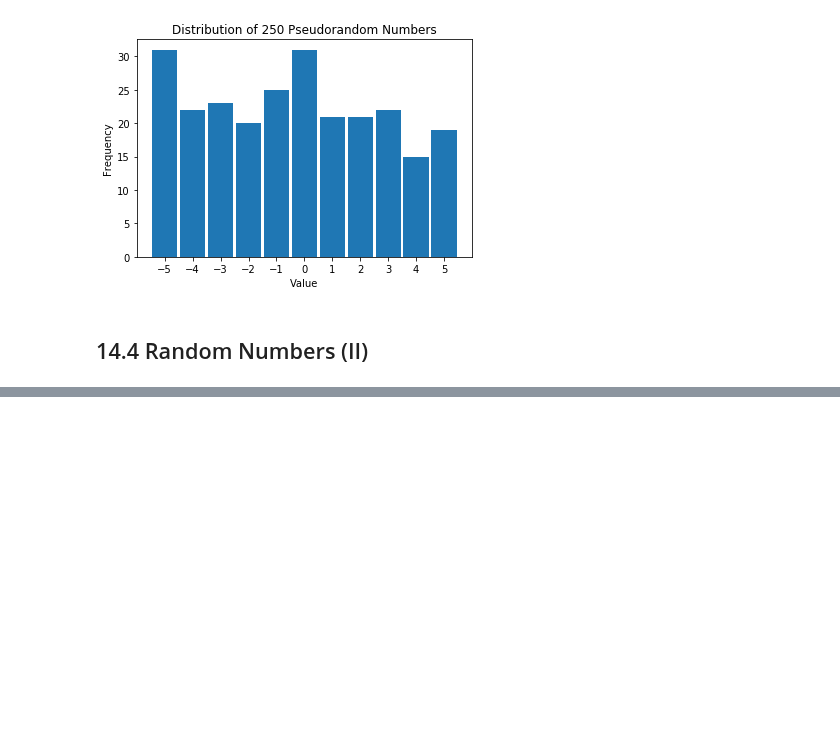
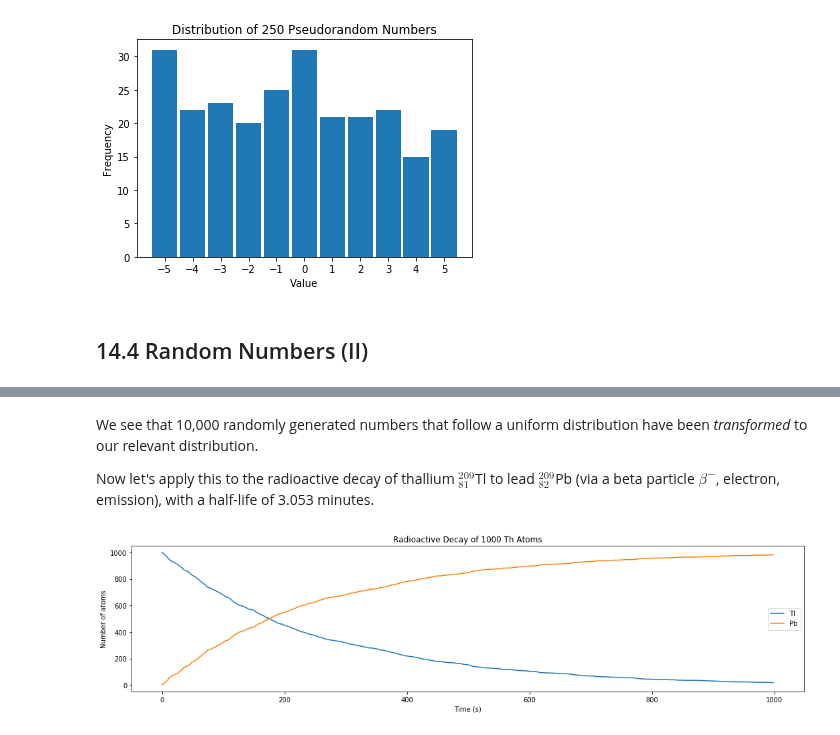
Before and after one commit to sabaronett/2017-cmp, a Jupyter notebook: homework/Baronett_hw08.ipynb, the cells around one changed output, grey strips where cells are left out. Drawn from its saved outputs; the diff is of its cells as text; code cells hidden in the pictures; blank space fills up the shorter version.

```diff
--- a/homework/Baronett_hw08.ipynb
+++ b/homework/Baronett_hw08.ipynb
@@ -212,0 +317,27 @@ Let's visualize with an animation the position of a particle with Brownian motio
+# %% [markdown]
+We see that 10,000 randomly generated numbers that follow a uniform distribution have been _transformed_ to our relevant distribution.
+
+Now let's apply this to the radioactive decay of thallium $_{81}^{209}$Tl to lead $_{82}^{209}$Pb (via a beta particle $\beta^-$, electron, emission), with a half-life of 3.053 minutes.
+# %%
+N_atom = 1000                       # start with 1000 Tl atoms
+N_time = 1000                       # 1000 second range to study
+N_Pb = np.zeros([N_time-1])         # no. of Pb atoms each time step
+N_Tl = N_atom * np.ones([N_time-1]) # no. of Tl in each time step
+
+for i in range(N_atom):             # for each atom
+    z = np.random.random()          # generate uniform rand. no.
+    t = int(-np.log(1-z)/mu)        # transform to rand. decay time
+    if t < N_time:                  # if this Th atom has "decayed" within our time range
+        N_Pb[t:] += 1               # count it as decayed from t onwards
+        N_Tl[t:] -= 1
+
+plt.figure(figsize=[18,4])
+plt.title("Radioactive Decay of " + str(N_atom) + " Th Atoms")
+plt.plot(N_Tl, label='Tl')
+plt.plot(N_Pb, label='Pb')
+plt.xlabel("Time (s)")
+plt.ylabel("Number of atoms")
+plt.legend()
+plt.show()
+# %% [output]
+[figure, added]
```
Also changed, not shown: parts of 7 cells of this notebook.
